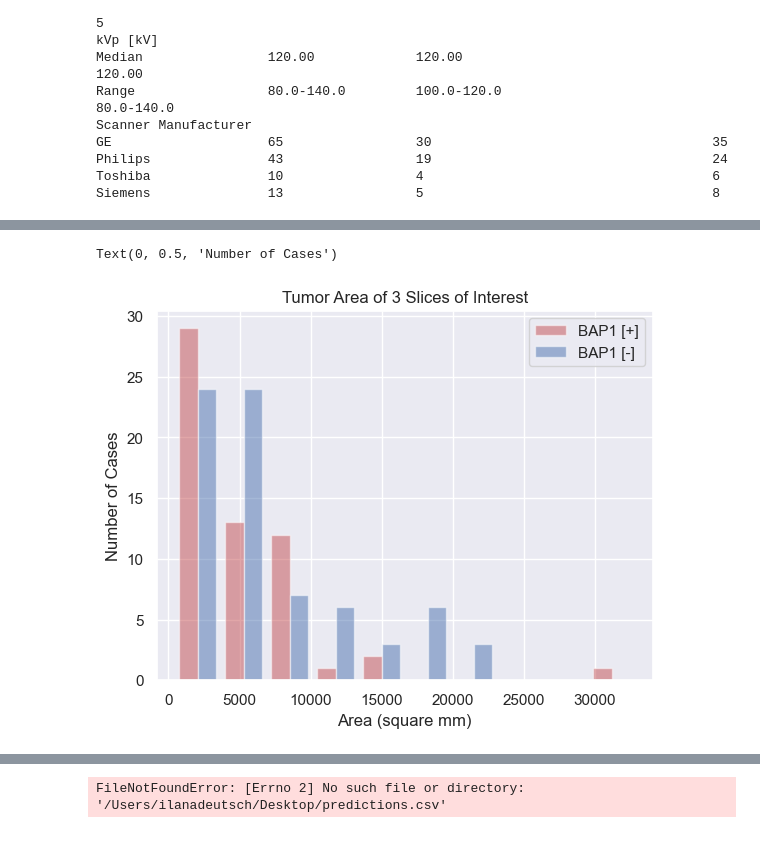
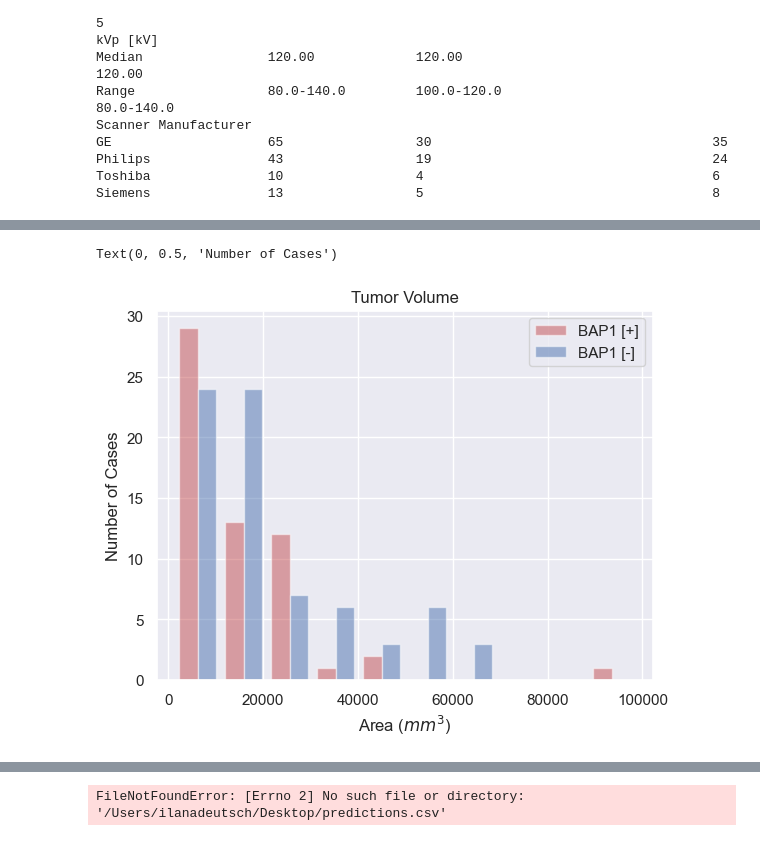
Before and after one commit to abbastshaikh/BAP1-Texture-Analysis, a Jupyter notebook: DatasetStatistics/dataStatistics.ipynb, the cells around one changed output, grey strips where cells are left out. Drawn from its saved outputs; the diff is of its cells as text; code cells hidden in the pictures.

```diff
--- a/DatasetStatistics/dataStatistics.ipynb
+++ b/DatasetStatistics/dataStatistics.ipynb
@@ -266,5 +266,9 @@ for caseNum, case in enumerate(dataDir):
         tot_y_size.append(tot_size_temp)
     else:
         tot_n_size.append(tot_size_temp)
+
+# Multiple by 3 to find volume
+tot_y_size = [size*3 for size in tot_y_size]
+tot_n_size = [size*3 for size in tot_n_size]
 # %%
 # Plot histogram of tumor area for middle slice
@@ -280,13 +284,12 @@ plt.pyplot.legend()
 # %%
-# Plot tumor area of all 3 slices of interest added together
-
+# Plot tumor across 3 slices
 sns.set_theme()
 plt.pyplot.hist([tot_y_size, tot_n_size],color=['r','b'], alpha=0.5, label=['BAP1 [+]','BAP1 [-]'] )
 plt.pyplot.legend()
-plt.pyplot.title("Tumor Area of 3 Slices of Interest")
-plt.pyplot.xlabel("Area (square mm)")
+plt.pyplot.title("Tumor Volume")
+plt.pyplot.xlabel("Area ($mm^3$)")
 plt.pyplot.ylabel("Number of Cases")
 # %% [output]
 Text(0, 0.5, 'Number of Cases')
-[figure, old version]
+[figure, new version]
 # %%
```
Also changed, not shown: parts of 4 cells of this notebook.
